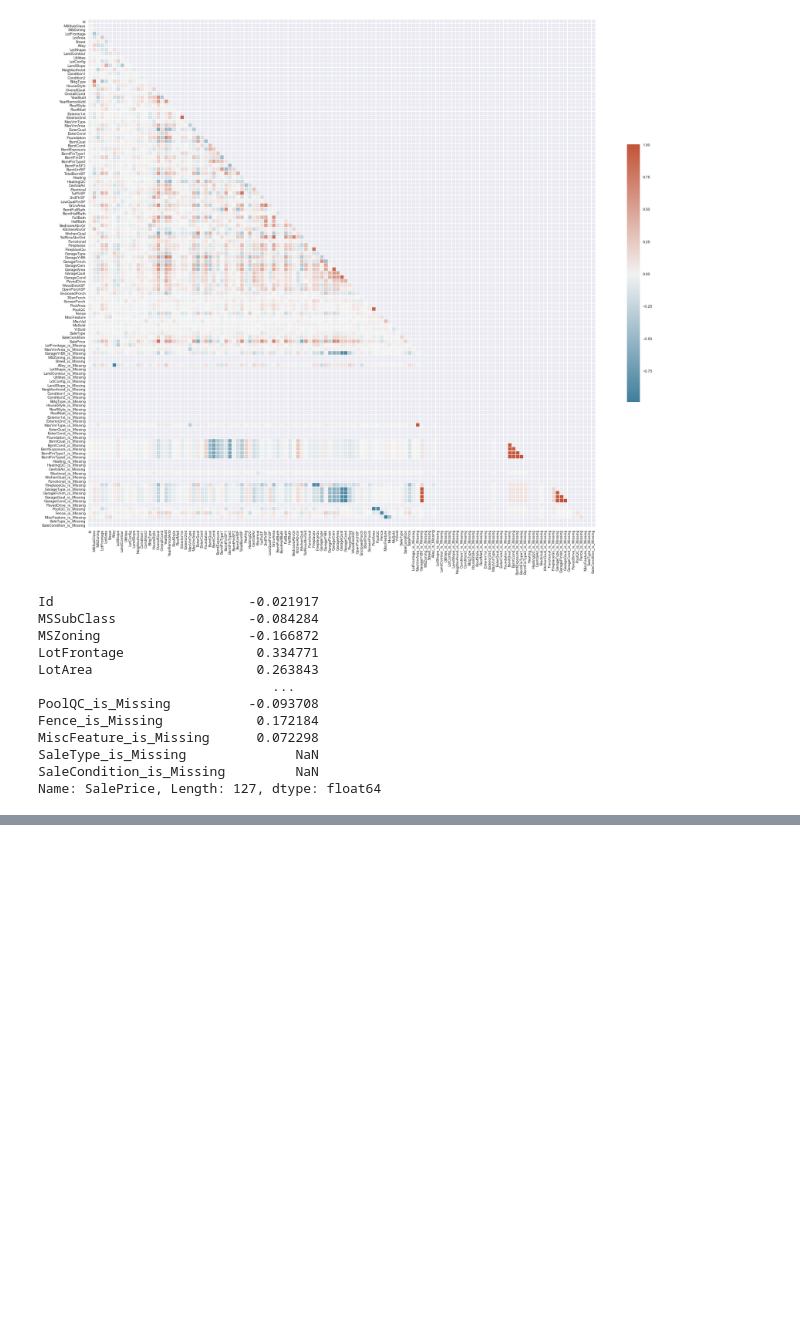
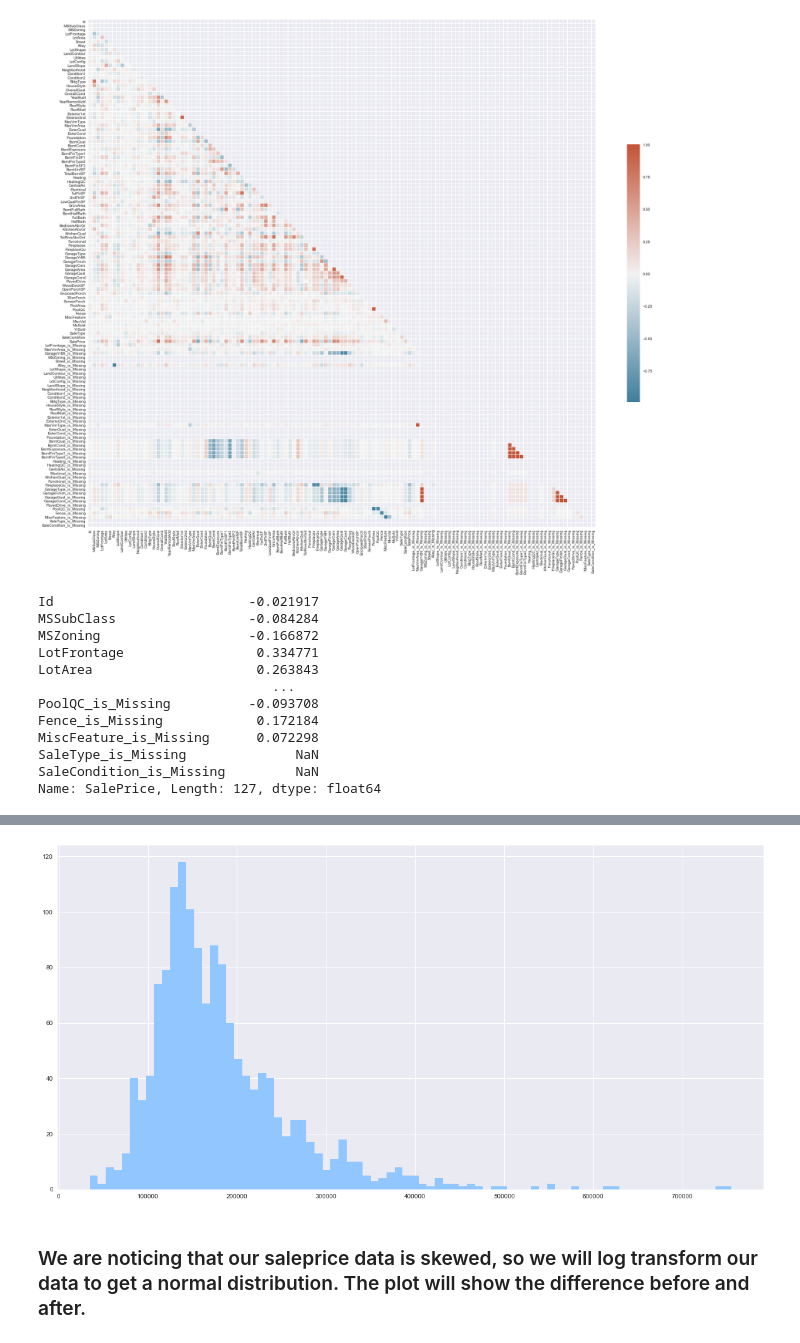
Before and after one commit to n1az/house-price-prediction, a Jupyter notebook: House Price.ipynb, the cells around one changed output, grey strips where cells are left out. Saved outputs shown, nothing was run; the diff lists cells and outputs as text; code cells hidden in the pictures; blank space fills up the shorter version.

```diff
--- a/House Price.ipynb
+++ b/House Price.ipynb
@@ -490,0 +501,7 @@ plt.yticks(fontsize=12);
+# %%
+dropped_index = []
+for i in range(0,127):
+    if abs(corr_mat[i]) < 0.3:
+        dropped_index.append(i)
+        print(i)
+dropped_index
@@ -490,0 +543,2 @@ plt.yticks(fontsize=12);
+# %%
+df_tmp = df.drop(df.columns[dropped_index], axis = 1)
@@ -490,0 +739,6 @@ plt.yticks(fontsize=12);
+# %%
+df_tmp.SalePrice.hist(bins=80, figsize = (20,10));
+# %% [output]
+[figure, added]
+# %% [markdown]
+### We are noticing that our saleprice data is skewed, so we will log transform our data to get a normal distribution. The plot will show the difference before and after.
```
Also changed, not shown: parts of 60 cells of this notebook, 7 other files.
